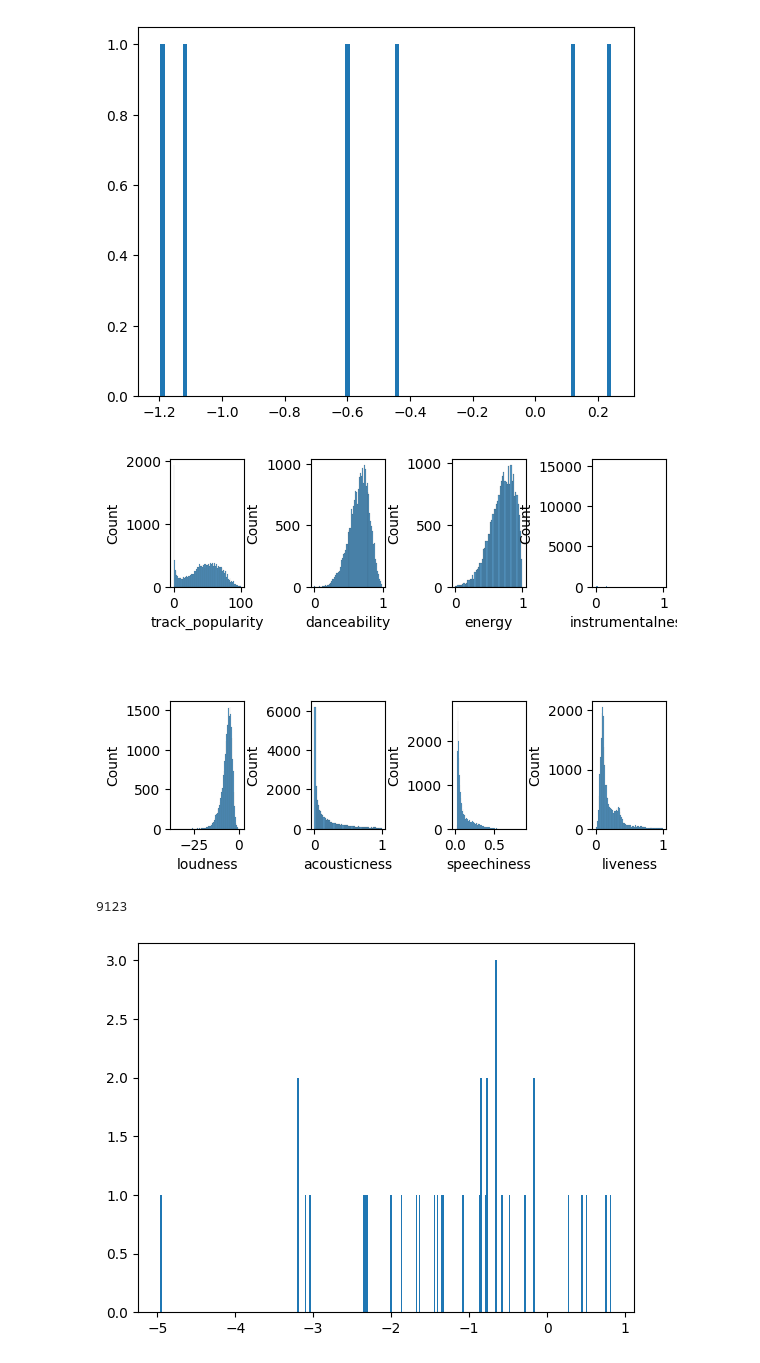
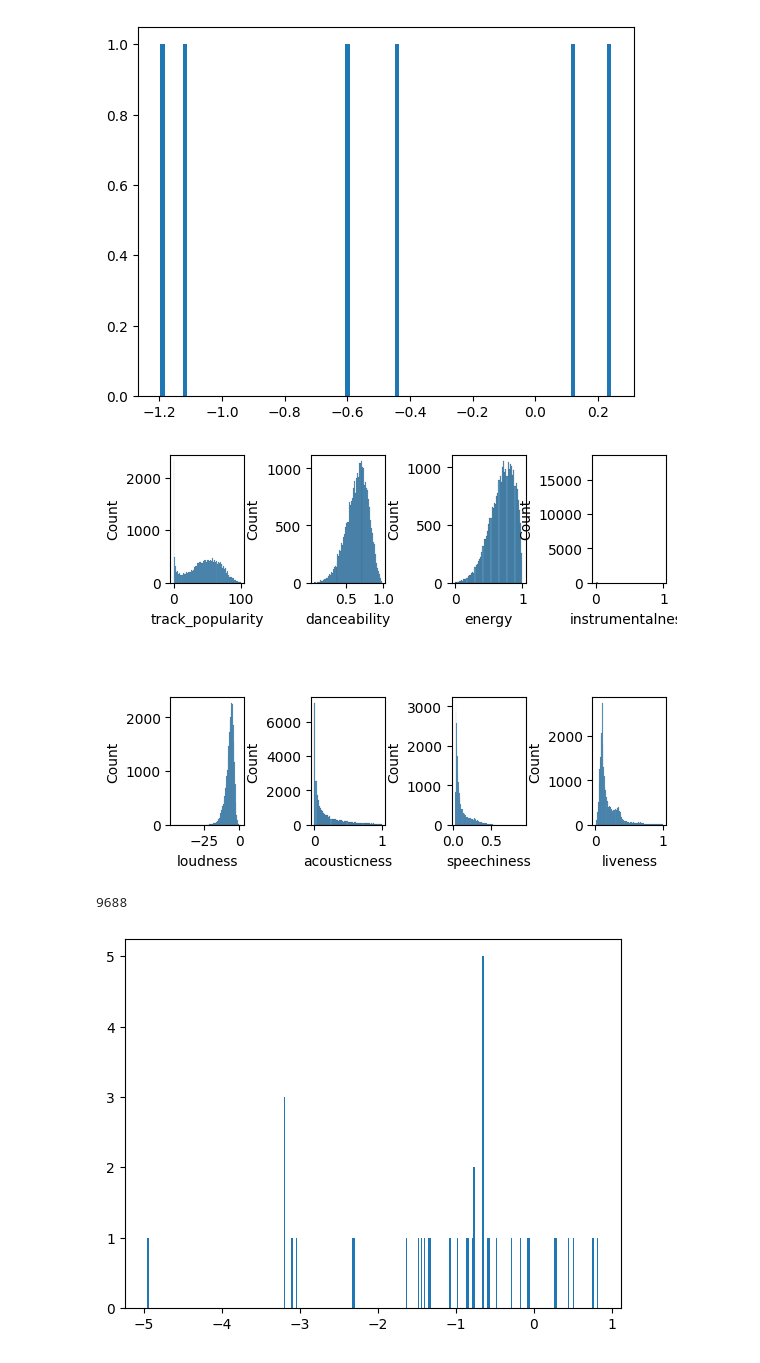
Before and after one commit to chrisizeh/ML-NN-Parameter-Search, a Jupyter notebook: src/Spotify.ipynb, the cells around one changed output. Drawn from its saved outputs; the diff is of its cells as text; code cells hidden in the pictures.

```diff
--- a/src/Spotify.ipynb
+++ b/src/Spotify.ipynb
@@ -70,0 +70,21 @@ dtype: int64
+# %%
+data = data.drop(columns='track_name', axis = 1)
+data = data.drop('track_album_name', axis = 1)
+data = data.drop('playlist_name', axis = 1)
+# %%
+from sklearn.preprocessing import LabelEncoder
+from datetime import datetime
+
+encoder = LabelEncoder()
+data['playlist_genre'] = encoder.fit_transform(data['playlist_genre'])
+data['playlist_subgenre'] = encoder.fit_transform(data['playlist_subgenre'])
+data['track_artist'] = encoder.fit_transform(data['track_artist'])
+data['track_id'] = encoder.fit_transform(data['track_id'])
+data['track_album_id'] = encoder.fit_transform(data['track_album_id'])
+data['playlist_id'] = encoder.fit_transform(data['playlist_id'])
+
+
+today = datetime.fromisoformat('2023-12-31')
+data['track_album_release_date'] = pd.to_datetime(data['track_album_release_date'], format='mixed')
+data['age'] = (today - data['track_album_release_date']).apply(lambda x: x.days)
+data = data.drop(columns='track_album_release_date', axis=1)
@@ -100,7 +125,8 @@ duration_ms                 False
 dtype: bool
 # %%
-data = data.dropna()
-print(data.columns[data.isna().any()].tolist())
+train.drop_duplicates(keep=False, inplace=True)
+train.dropna()
+print(train.columns[train.isna().any()].tolist())
 # %% [output]
 []
 # %%
@@ -133,25 +159,25 @@ plt.hist(even, bins= 100)
  <BarContainer object of 100 artists>)
 [figure]
 # %%
-X_train["track_popularity"].max()
+train["track_popularity"].max()
 fig = plt.figure()
 fig.subplots_adjust(hspace=0.9, wspace=0.9)
 ax = fig.add_subplot(2, 4, 1)
-sns.histplot(X_train["track_popularity"], bins = 100, ax=ax)
+sns.histplot(train["track_popularity"], bins = 100, ax=ax)
 ax = fig.add_subplot(2, 4, 2)
-sns.histplot(X_train["danceability"], ax=ax)
+sns.histplot(train["danceability"], ax=ax)
 ax = fig.add_subplot(2, 4, 3)
-sns.histplot(X_train["energy"],ax=ax)
+sns.histplot(train["energy"],ax=ax)
 ax = fig.add_subplot(2, 4, 4)
-sns.histplot(X_train["instrumentalness"],ax=ax)
+sns.histplot(train["instrumentalness"],ax=ax)
 ax = fig.add_subplot(2, 4, 5)
-sns.histplot(X_train["loudness"], bins = 100,ax=ax)
+sns.histplot(train["loudness"], bins = 100,ax=ax)
 ax = fig.add_subplot(2, 4, 6)
-sns.histplot(X_train["acousticness"], ax=ax)
+sns.histplot(train["acousticness"], ax=ax)
 ax = fig.add_subplot(2, 4, 7)
-sns.histplot(X_train["speechiness"],ax=ax)
+sns.histplot(train["speechiness"],ax=ax)
 ax = fig.add_subplot(2, 4, 8)
-sns.histplot(X_train["liveness"],ax=ax)
+sns.histplot(train["liveness"],ax=ax)
 plt.show()
 # %% [output]
-[figure, old version]
+[figure, new version]
@@ -162,6 +184,6 @@ plt.show()
 # %%
-plt.hist(np.log1p(X_train['loudness']), bins= 300)
-X_train["loudness"].nunique()
+plt.hist(np.log1p(train['loudness']), bins= 300)
+train["loudness"].nunique()
 # %% [output]
-9123
+9688
-[figure, old version]
+[figure, new version]
```
Also changed, not shown: parts of 24 cells of this notebook, 1 other file.
